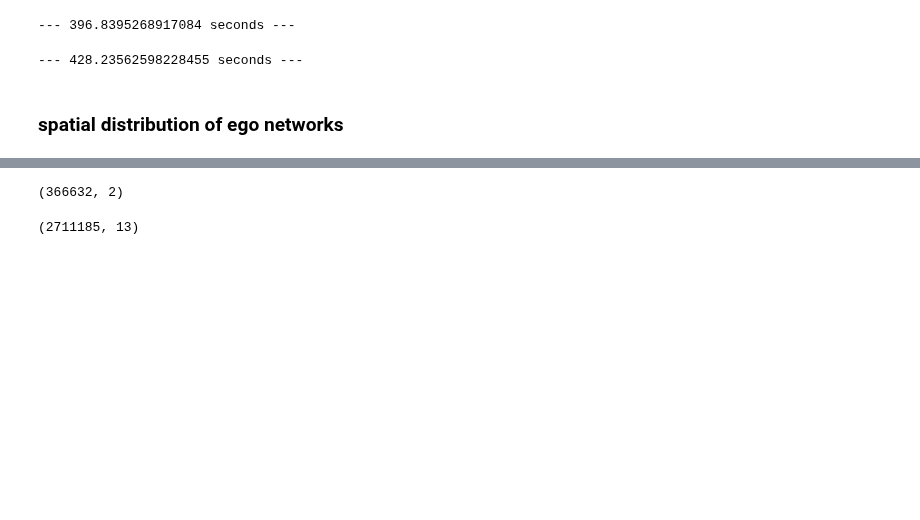
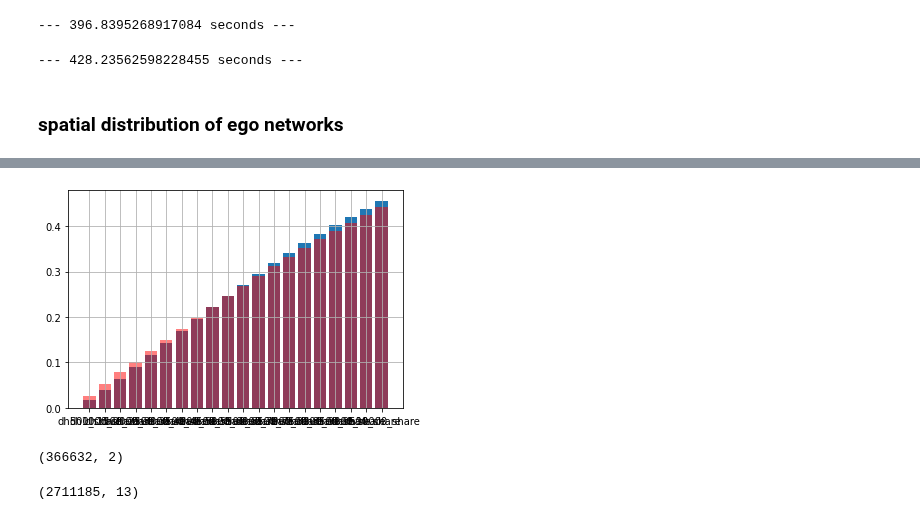
Before and after one commit to sandorjuhasz/ties-around-home, a Jupyter notebook: scripts/degree_home_work.ipynb, the cells around one changed output, grey strips where cells are left out. Saved outputs shown, nothing was run; the diff lists cells and outputs as text; code cells hidden in the pictures; blank space fills up the shorter version.

```diff
--- a/scripts/degree_home_work.ipynb
+++ b/scripts/degree_home_work.ipynb
@@ -138,3 +211,13 @@ d_table = d_table.fillna(0)
+# %%
+temp_home = result[result["type"]=="home"]
+temp_work = result[result["type"]=="work"]
+
+plt.bar(temp_home["dist"], temp_home["degree_share_cum"])
+plt.bar(temp_home["dist"], temp_work["degree_share_cum"], color="r", alpha=0.5)
+plt.grid()
+plt.show()
+# %% [output]
+[figure, added]
 # %%
 degree_tab.shape
 # %% [output]
```
Also changed, not shown: parts of 8 cells of this notebook.
